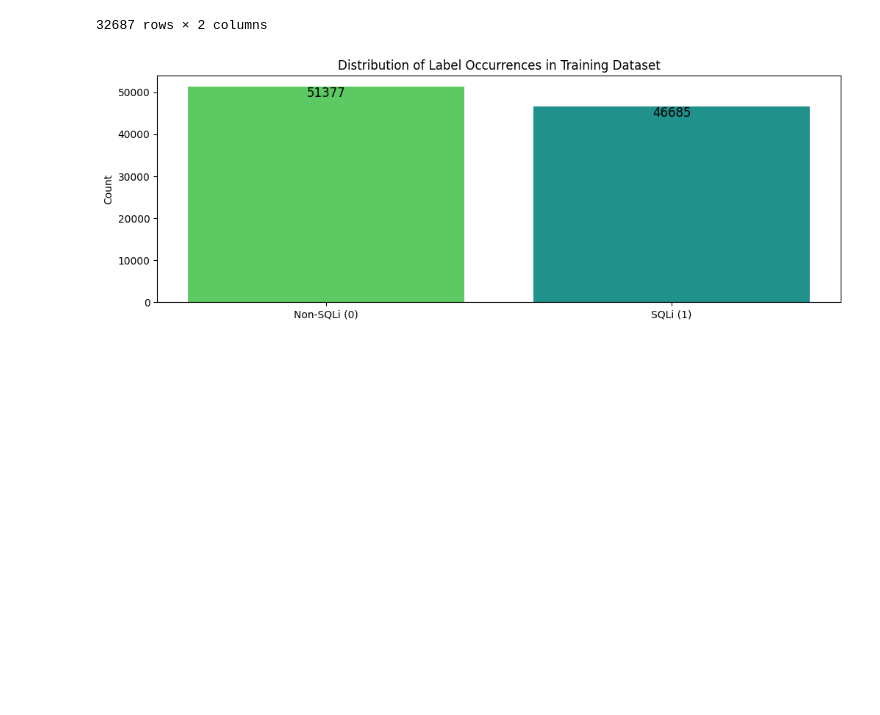
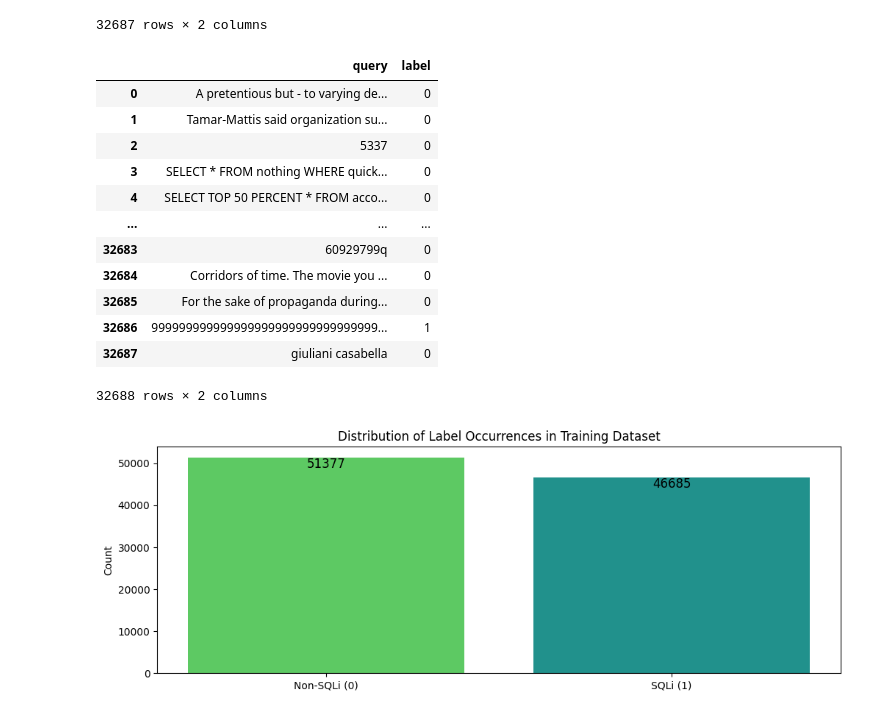
Before and after one commit to viserionnina/bert-sqli-detection, a Jupyter notebook: notebooks/training.ipynb, the cells around one changed output. Cells and saved outputs as stored; diff of their text form; code cells hidden in the pictures; blank space fills up the shorter version.

```diff
--- a/notebooks/training.ipynb
+++ b/notebooks/training.ipynb
@@ -77,6 +82,30 @@ val_df.reset_index(drop=True) #resetting index to start from 0
 | 32685 | 9185 | 0 |
 | 32686 | ...though for a film that seems t... | 0 |
 32687 rows × 2 columns
+# %%
+test_df.columns = ['query', 'label'] #renaming columns to lowercase for easier access
+
+#removing NaN values
+test_df = test_df.dropna()
+
+#label setting as int values
+test_df['label'] = test_df['label'].astype(int)
+
+test_df.reset_index(drop=True) #resetting index to start from 0
+# %% [output]
+|  | query | label |
+| 0 | A pretentious but - to varying de... | 0 |
+| 1 | Tamar-Mattis said organization su... | 0 |
+| 2 | 5337 | 0 |
+| 3 | SELECT * FROM nothing WHERE quick... | 0 |
+| 4 | SELECT TOP 50 PERCENT * FROM acco... | 0 |
+| ... | ... | ... |
+| 32683 | 60929799q | 0 |
+| 32684 | Corridors of time. The movie you ... | 0 |
+| 32685 | For the sake of propaganda during... | 0 |
+| 32686 | 999999999999999999999999999999999... | 1 |
+| 32687 | giuliani casabella | 0 |
+32688 rows × 2 columns
 # %%
 # visualization of class distribution (SQLi vs non-SQLi) in the training dataset
 plt.figure(figsize=(12, 4))
```
Also changed, not shown: parts of 6 cells of this notebook, 1 other file.
